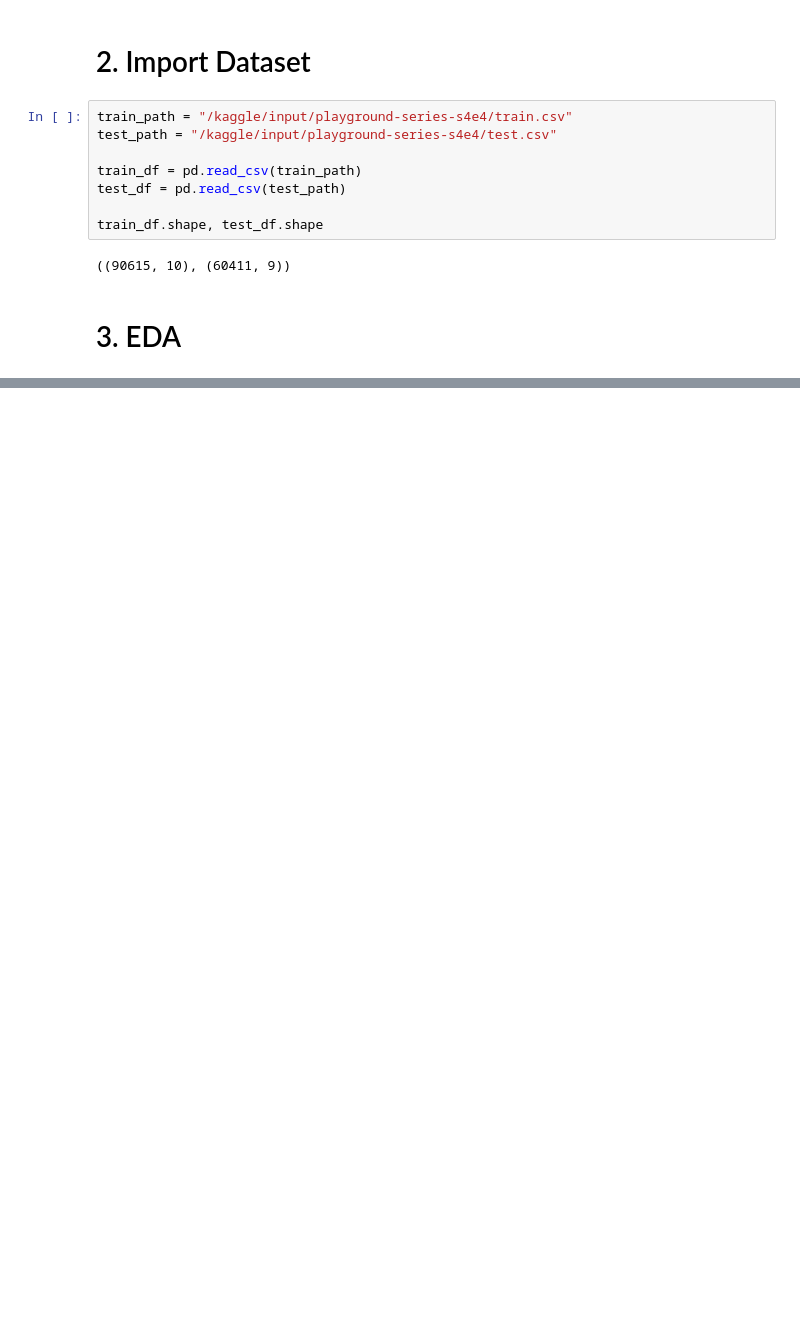
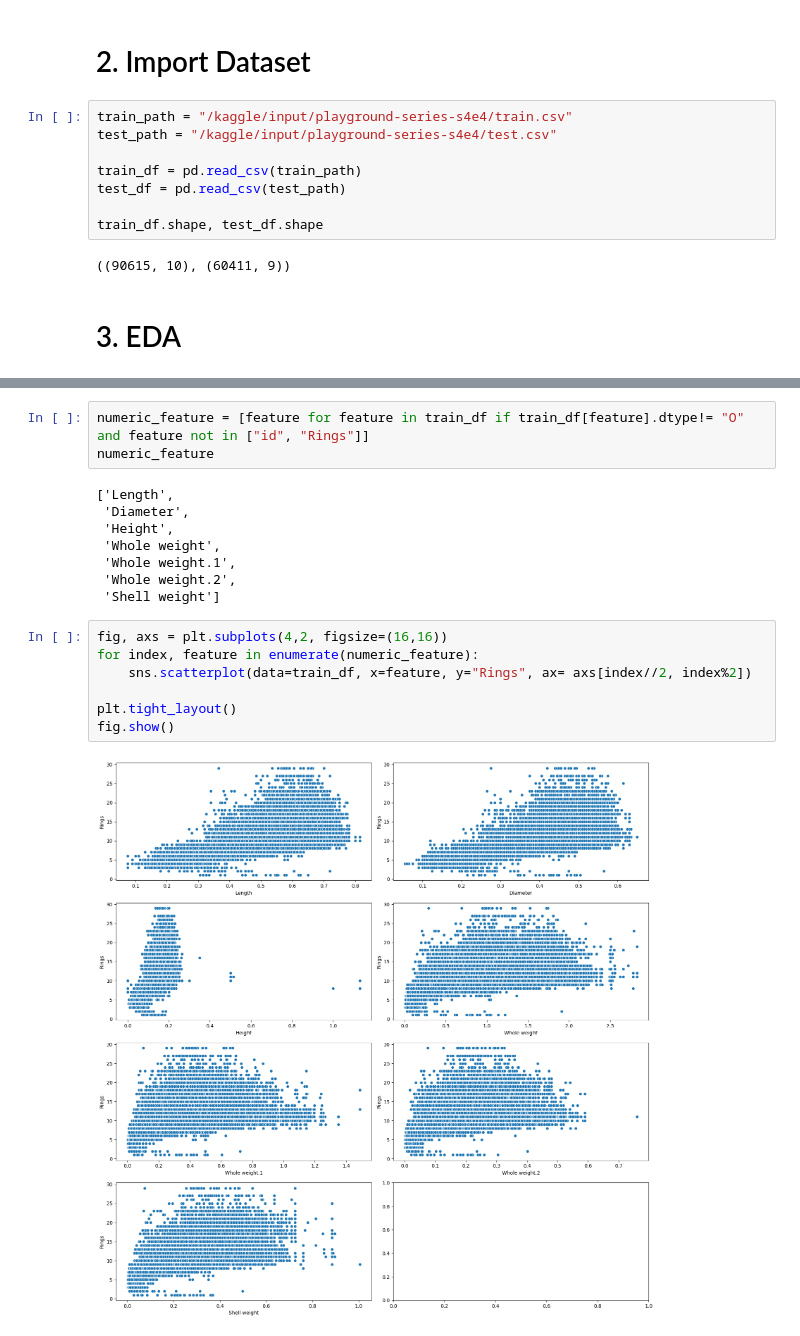
Before and after one commit to Rupanshu-Kapoor/Abalone-Regression-Kaggle-Competition, a Jupyter notebook: abalone-regression.ipynb, the cells around one changed output, grey strips where cells are left out. Saved outputs shown, nothing was run; the diff lists cells and outputs as text; blank space fills up the shorter version.

Commit message:
Exploratory Data Analysis

```diff
--- a/abalone-regression.ipynb
+++ b/abalone-regression.ipynb
@@ -76,0 +152,20 @@ dtype: int64
+# %%
+numeric_feature = [feature for feature in train_df if train_df[feature].dtype!= "O" and feature not in ["id", "Rings"]]
+numeric_feature
+# %% [output]
+['Length',
+ 'Diameter',
+ 'Height',
+ 'Whole weight',
+ 'Whole weight.1',
+ 'Whole weight.2',
+ 'Shell weight']
+# %%
+fig, axs = plt.subplots(4,2, figsize=(16,16))
+for index, feature in enumerate(numeric_feature):
+    sns.scatterplot(data=train_df, x=feature, y="Rings", ax= axs[index//2, index%2])
+
+plt.tight_layout()
+fig.show()
+# %% [output]
+[figure, added]
```
Also changed, not shown: parts of 31 cells of this notebook.
